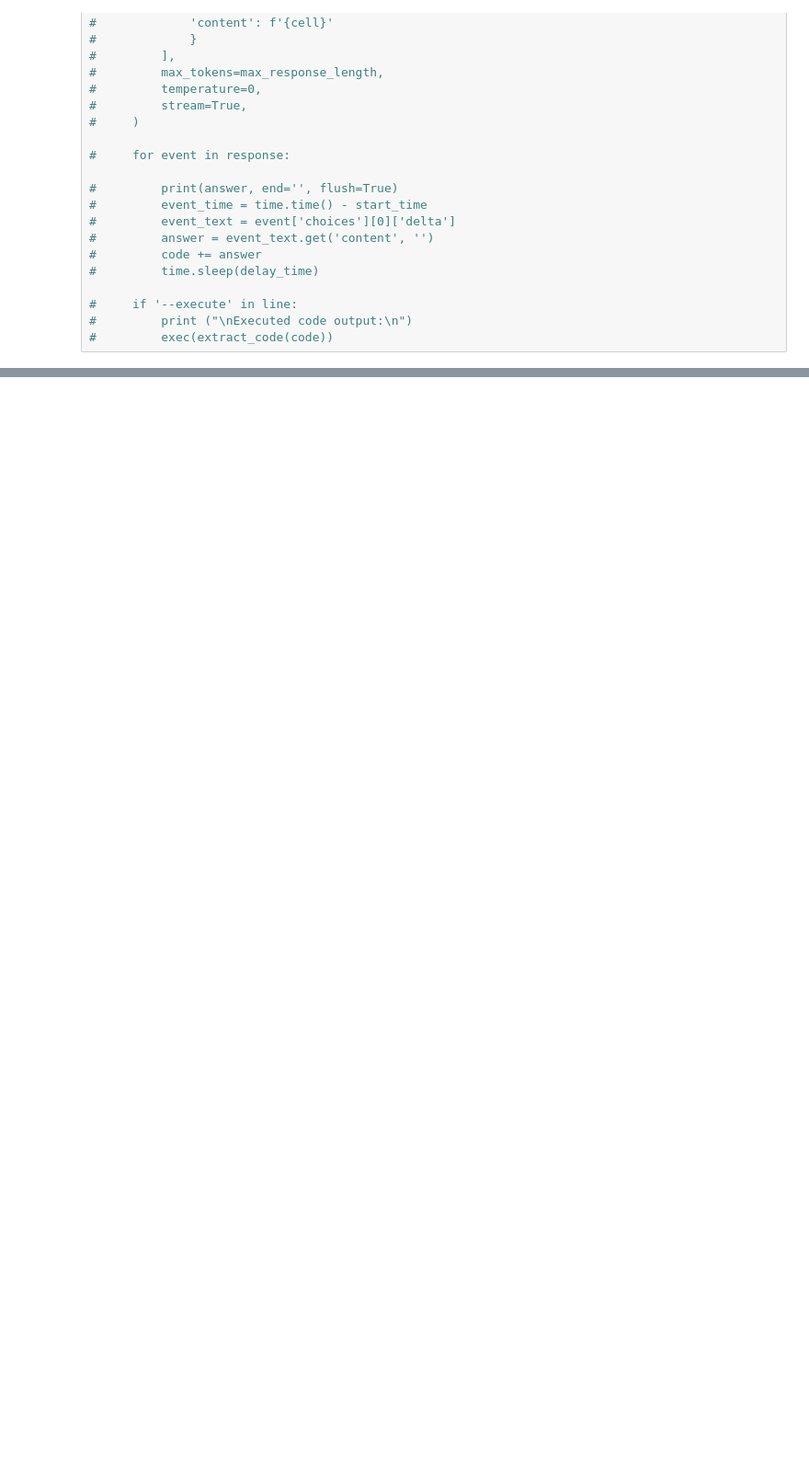
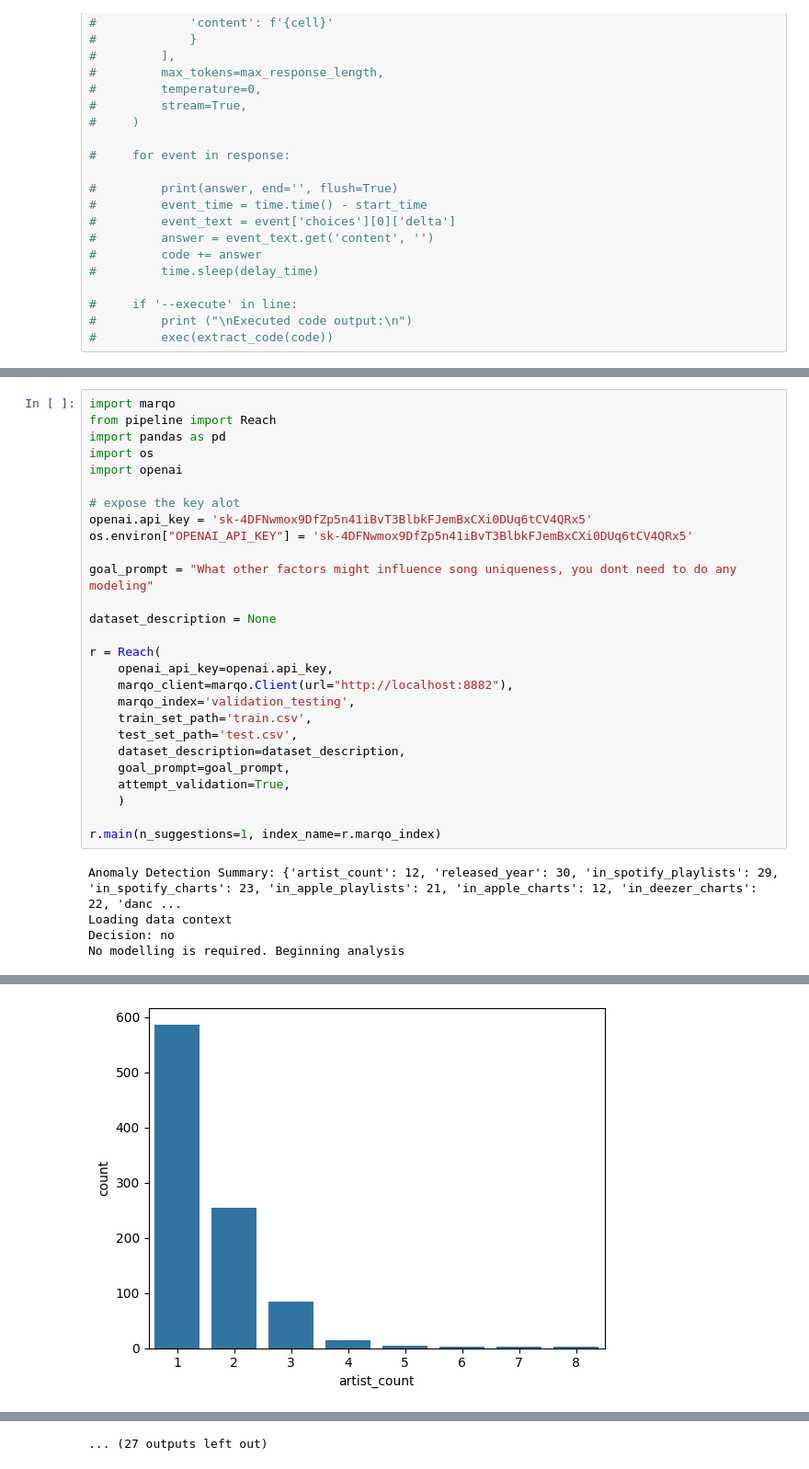
Before and after one commit to willgbryan/reach_analytics, a Jupyter notebook: three/003.ipynb, the cells around one changed output, grey strips where cells are left out. Shown: that part at 92% size. Drawn from its saved outputs; the diff is of its cells as text; blank space fills up the shorter version.

```diff
--- a/three/003.ipynb
+++ b/three/003.ipynb
@@ -249,0 +98,32 @@ print(importance_df)
+# %%
+import marqo
+from pipeline import Reach
+import pandas as pd
+import os
+import openai
+
+# expose the key alot
+openai.api_key = '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'
+os.environ["OPENAI_API_KEY"] = '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'
+
+goal_prompt = "What other factors might influence song uniqueness, you dont need to do any modeling"
+
+dataset_description = None
+
+r = Reach(
+    openai_api_key=openai.api_key,
+    marqo_client=marqo.Client(url="http://localhost:8882"),
+    marqo_index='validation_testing',
+    train_set_path='train.csv',
+    test_set_path='test.csv',
+    dataset_description=dataset_description,
+    goal_prompt=goal_prompt,
+    attempt_validation=True,
+    )
+
+r.main(n_suggestions=1, index_name=r.marqo_index)
+# %% [output]
+Anomaly Detection Summary: {'artist_count': 12, 'released_year': 30, 'in_spotify_playlists': 29, 'in_spotify_charts': 23, 'in_apple_playlists': 21, 'in_apple_charts': 12, 'in_deezer_charts': 22, 'danc ...
+Loading data context
+Decision: no
+No modelling is required. Beginning analysis
@@ -249,0 +132 @@ print(importance_df)
+[figure, added]
@@ -249,0 +142 @@ print(importance_df)
+... (27 outputs left out)
```
Also changed, not shown: parts of 3 cells of this notebook, 1 other file.
